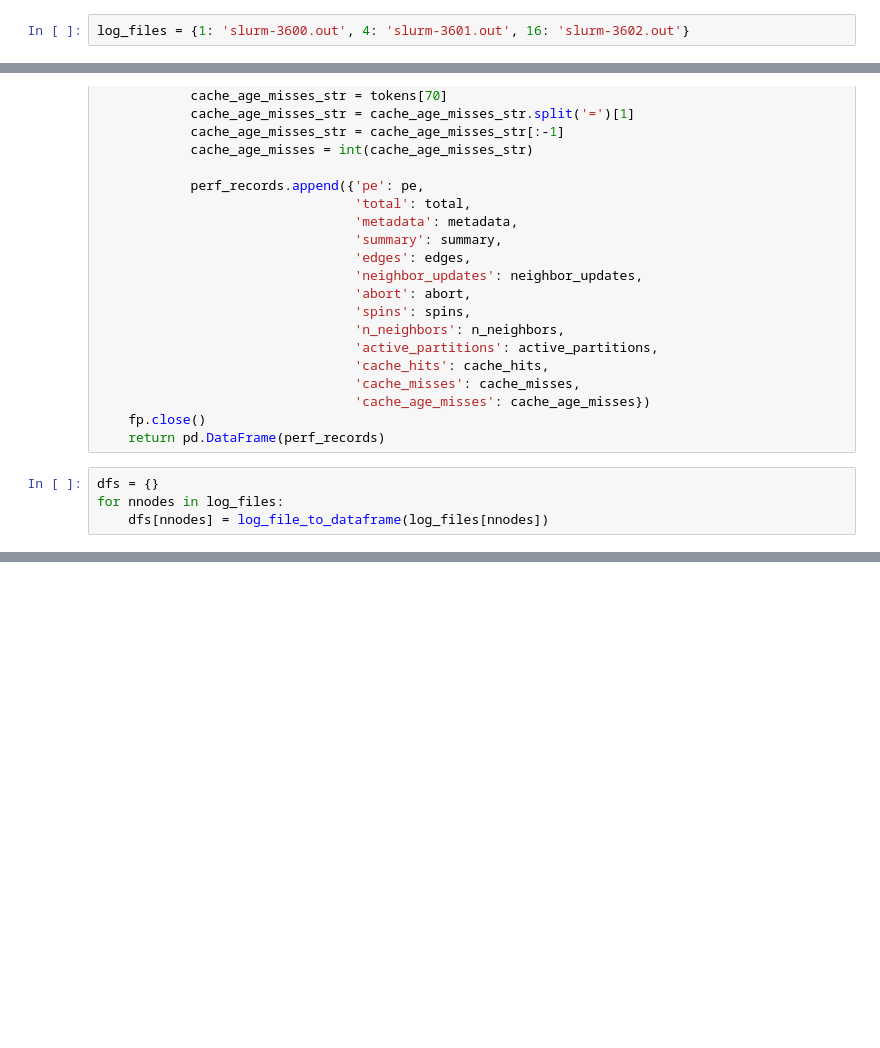
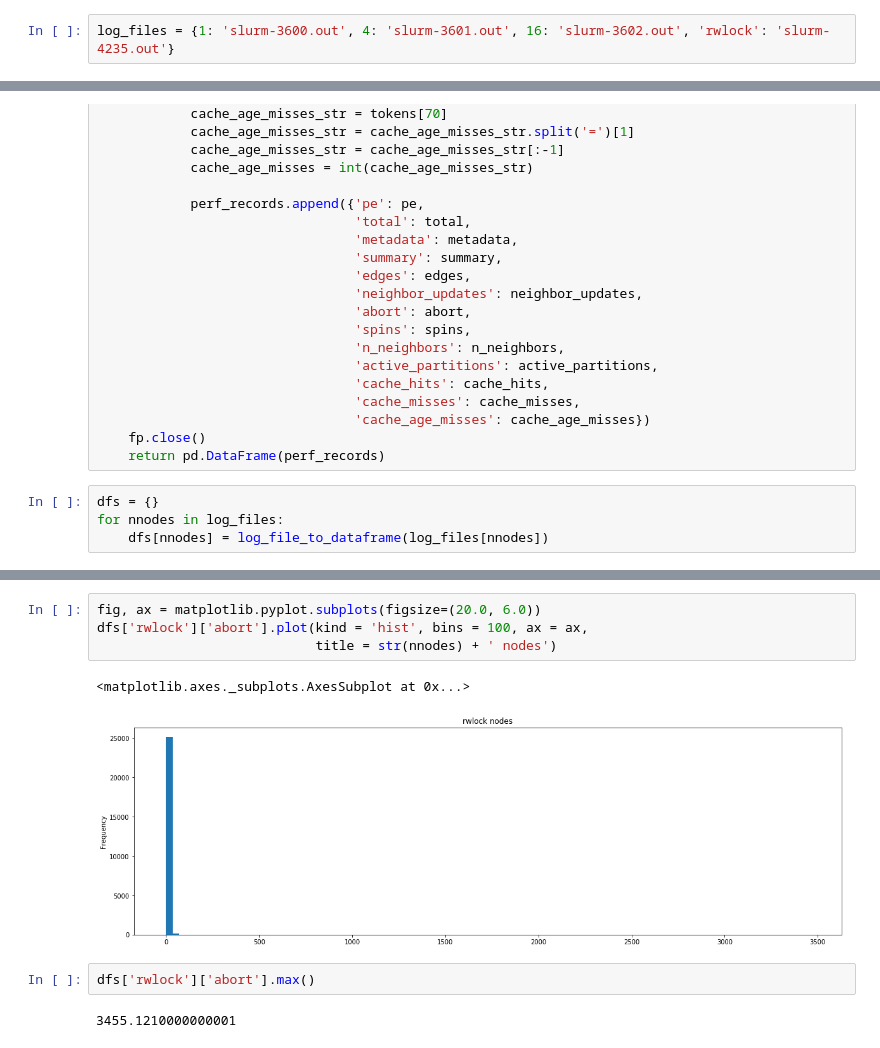
Before and after one commit to agrippa/hoover, a Jupyter notebook: data/analyze-hoover-logs.ipynb, the cells around one changed output, grey strips where cells are left out. Drawn from its saved outputs; the diff is of its cells as text; blank space fills up the shorter version.

```diff
--- a/data/analyze-hoover-logs.ipynb
+++ b/data/analyze-hoover-logs.ipynb
@@ -6,7 +6,7 @@ import numpy
 import pandas as pd
 import matplotlib
 # %%
-log_files = {1: 'slurm-3600.out', 4: 'slurm-3601.out', 16: 'slurm-3602.out'}
+log_files = {1: 'slurm-3600.out', 4: 'slurm-3601.out', 16: 'slurm-3602.out', 'rwlock': 'slurm-4235.out'}
 # %%
  def log_file_to_dataframe(log_file):
     fp = open(log_file, 'r')
@@ -85,0 +96,11 @@ for nnodes in sorted(dfs.keys()):
+# %%
+fig, ax = matplotlib.pyplot.subplots(figsize=(20.0, 6.0))
+dfs['rwlock']['abort'].plot(kind = 'hist', bins = 100, ax = ax,
+                            title = str(nnodes) + ' nodes')
+# %% [output]
+<matplotlib.axes._subplots.AxesSubplot at 0x...>
+[figure, added]
+# %%
+dfs['rwlock']['abort'].max()
+# %% [output]
+3455.1210000000001
```
Also changed, not shown: parts of 4 cells of this notebook.
